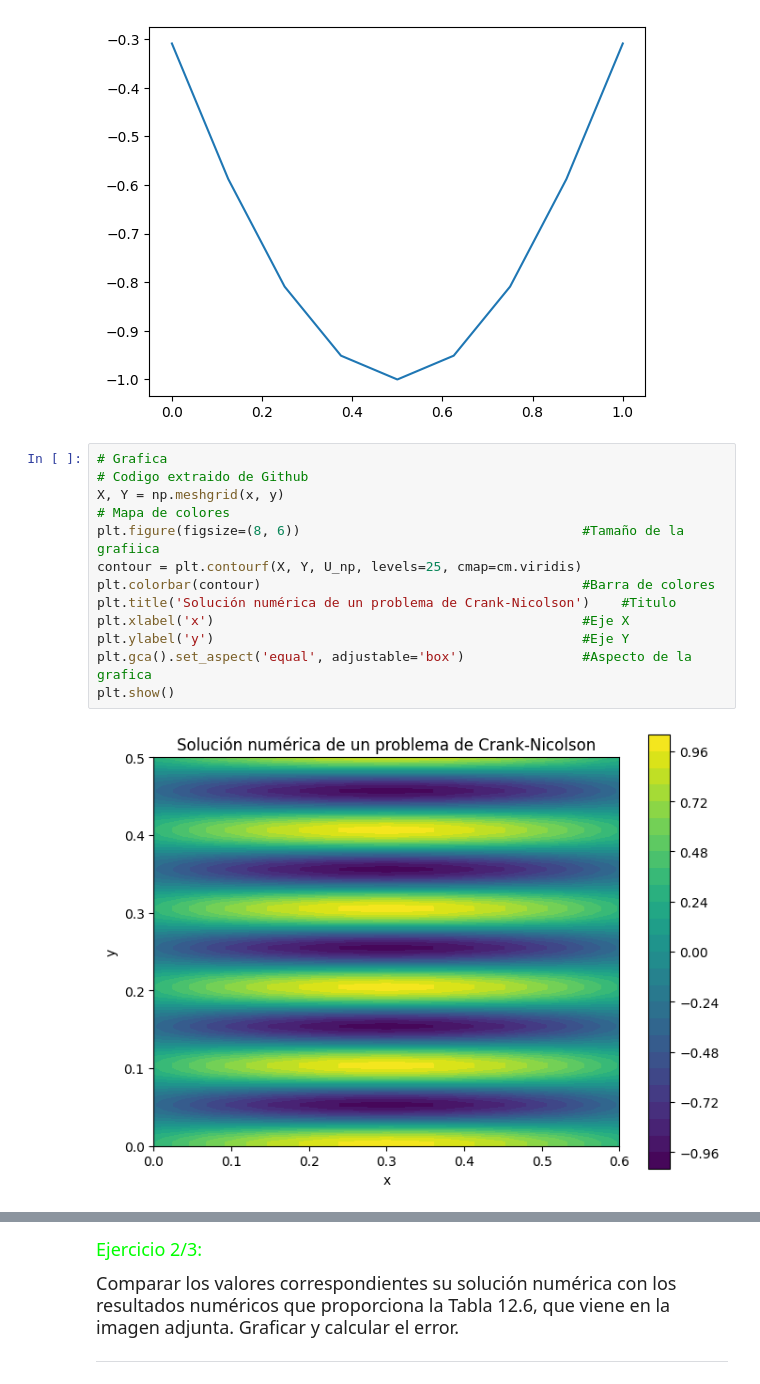
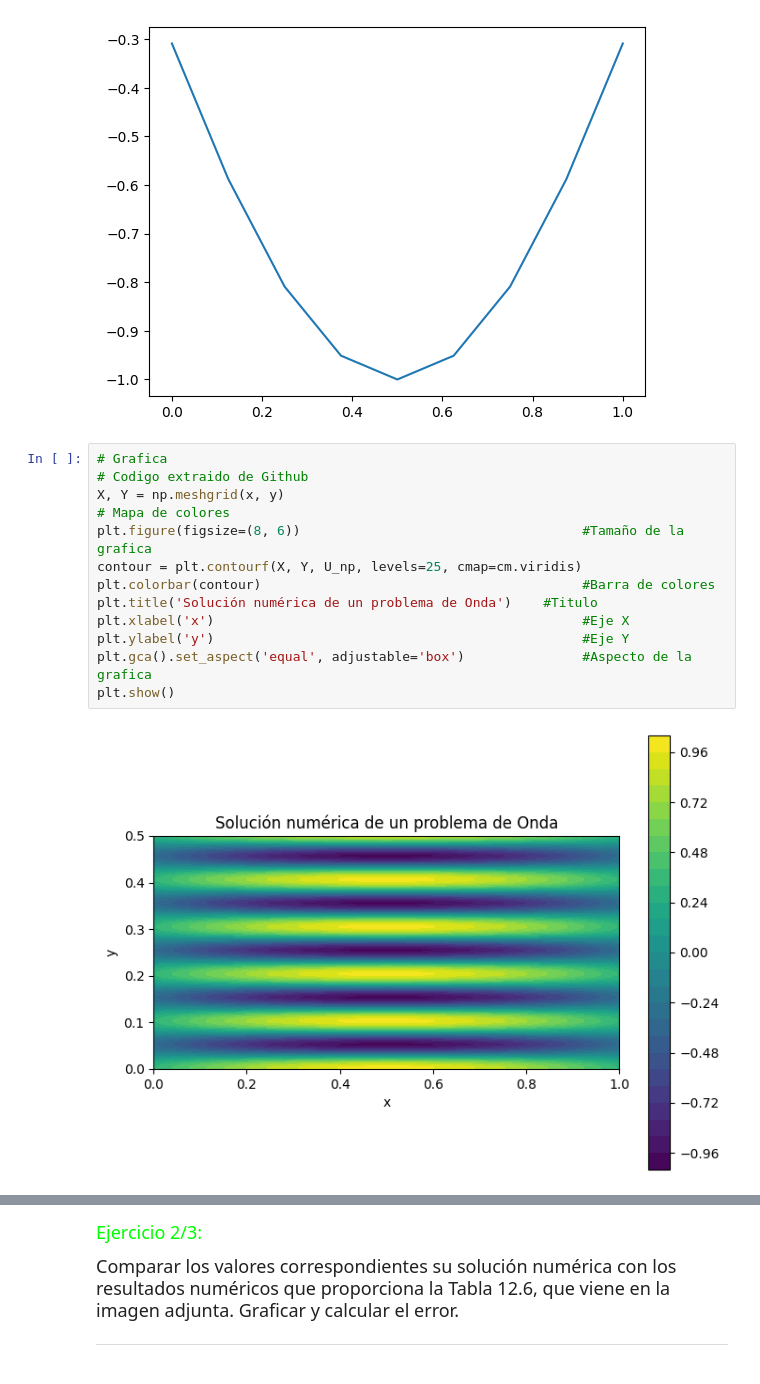
Before and after one commit to Lu1sV1rus/EDP, a Jupyter notebook: Ecuación_de_onda_Método_explícito.ipynb, the cells around one changed output, grey strips where cells are left out. Saved outputs shown, nothing was run; the diff lists cells and outputs as text.

```diff
--- a/Ecuación_de_onda_Método_explícito.ipynb
+++ b/Ecuación_de_onda_Método_explícito.ipynb
@@ -133,18 +169,18 @@ plt.plot(x, U_np[11])
 # %%
 # Grafica
 # Codigo extraido de Github
 X, Y = np.meshgrid(x, y)
 # Mapa de colores
-plt.figure(figsize=(8, 6))                                    #Tamaño de la grafiica
+plt.figure(figsize=(8, 6))                                    #Tamaño de la grafica
 contour = plt.contourf(X, Y, U_np, levels=25, cmap=cm.viridis)
 plt.colorbar(contour)                                         #Barra de colores
-plt.title('Solución numérica de un problema de Crank-Nicolson')    #Titulo
+plt.title('Solución numérica de un problema de Onda')    #Titulo
 plt.xlabel('x')                                               #Eje X
 plt.ylabel('y')                                               #Eje Y
 plt.gca().set_aspect('equal', adjustable='box')               #Aspecto de la grafica
 plt.show()
 # %% [output]
-[figure, old version]
+[figure, new version]
 # %%
 # Grafica 3D
 # Codigo extraido de Github
```
Also changed, not shown: parts of 10 cells of this notebook.
